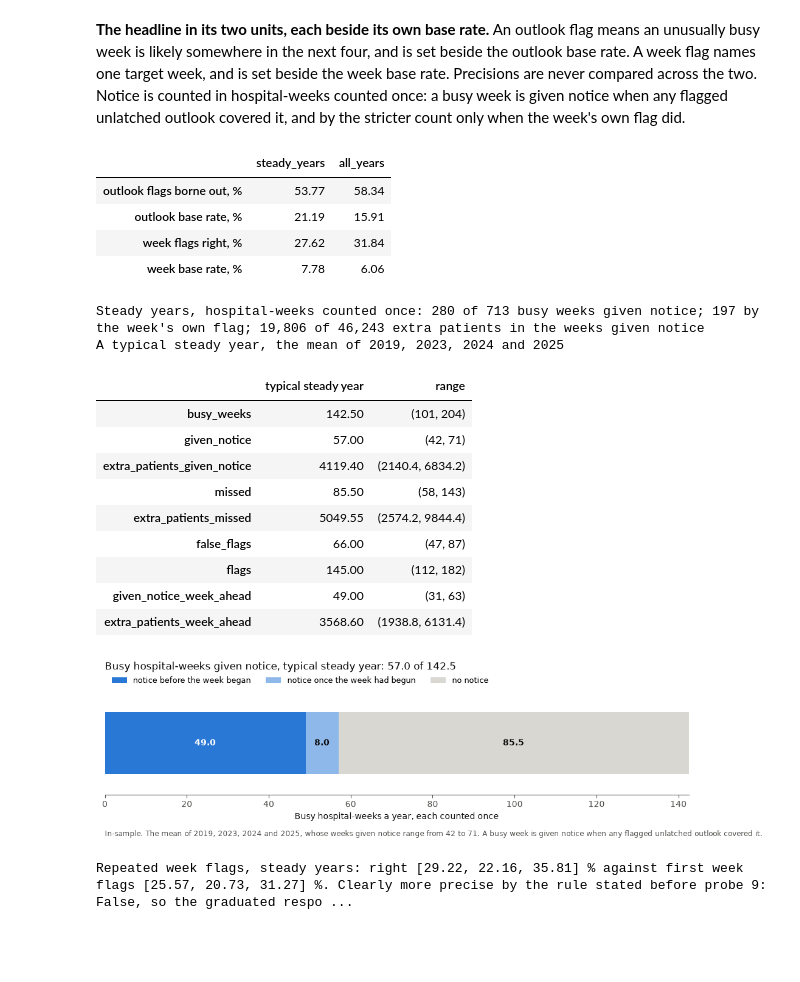
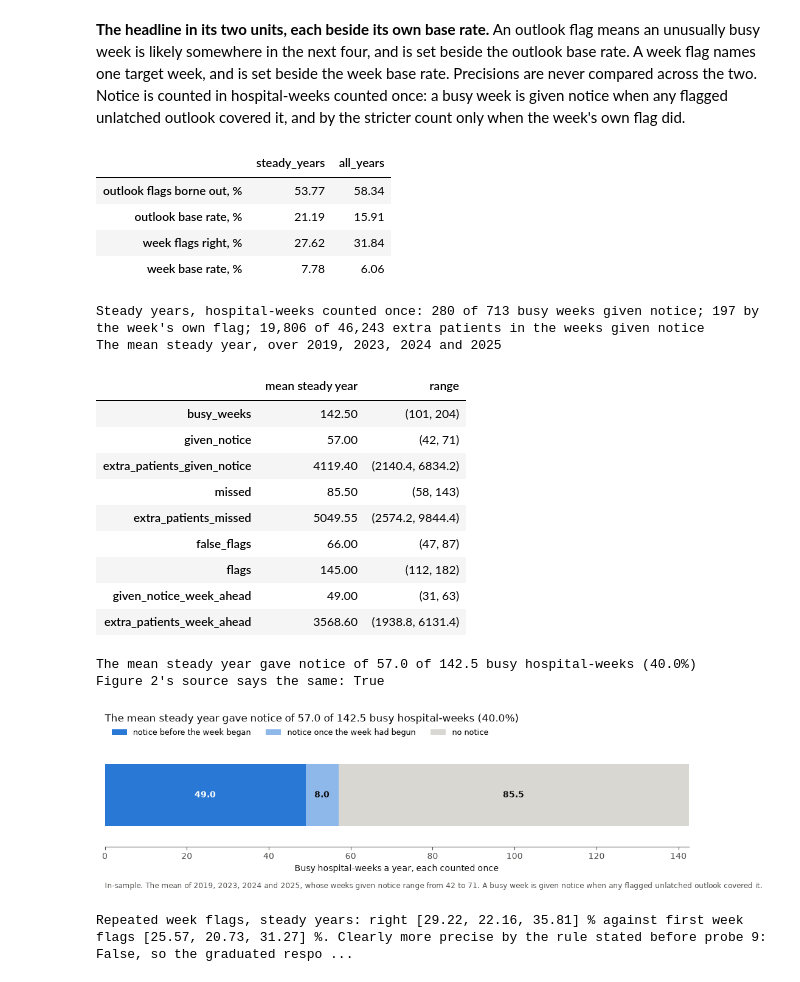
Before and after one commit to PaddyGilliland1/industry-integrated-ai-system-synthesis-old, a Jupyter notebook: ae_escalation_spot_check.ipynb, the cells around one changed output. Cells and saved outputs as stored; diff of their text form; code cells hidden in the pictures; blank space fills up the shorter version.

```diff
--- a/ae_escalation_spot_check.ipynb
+++ b/ae_escalation_spot_check.ipynb
@@ -1902,6 +1907,12 @@ name = {
     "G8": "A flag tells a manager something",
 }
 gaps = [v["primary_minus_best"][0] for v in g1_table.values()]
+# How many of the briefs that were not verified were approved, in words.
+nobody = (
+    g4["not_verified_approved"]
+    if g4["not_verified_approved"]
+    else "neither" if g4["not_verified"] == 2 else "none"
+)
 inside = [v["inside_pct"] for v in g2_table.values()]
 short = {
     "G1": f"{max(gaps):+.2f} to {min(gaps):+.2f} points against the best "
@@ -1909,11 +1920,13 @@ short = {
     "G2": f"{min(inside):.1f}% to {max(inside):.1f}% of actuals inside",
     "G3": f"known {pd.Timestamp(g3['known']):%a %d %b %Y}; at most "
     f"{max(g3['alarm_rising_edges'].values())} alarm a year",
-    "G4": f"{g4['approved_passing_code_check']} of {g4['approved']} pass; "
-    f"planted figure caught: {'yes' if g4['planted_caught'] else 'no'}",
+    "G4": f"{g4['approved_passing_code_check']} of {g4['approved']} approved "
+    f"pass; {g4['not_verified']} not verified, {nobody} approved; plant "
+    f"{'caught' if g4['planted_caught'] else 'not caught'}",
     "G5": f"{g5['level_is_rules']} of {g5['briefs']} briefs written",
     "G6": f"{g6['approved_without_factual_edit']} of {g6['built']} approved "
-    f"without a factual edit, {g6['needed']} needed",
+    f"without a factual edit, {g6['needed']} needed; Reader B "
+    f"{'pending' if agreement is None else reader_b}",
     "G7": f"over 10% in {len(over)} years, {min(over.values()):.1f}% to "
     f"{max(over.values()):.1f}%",
     "G8": f"{steady['ratio'][0]:.2f} times the base rate, steady years",
@@ -1922,7 +1935,8 @@ threshold = {
     "G1": "within 1 point at every release horizon",
     "G2": "90% to 98%",
     "G3": "by Tue 31 Mar 2020; at most 1 a year",
-    "G4": "all pass, none not verified, plant caught",
+    "G4": "every approved brief passes; no not-verified brief approved; "
+    "plant caught",
     "G5": "always the rule's level",
     "G6": "all but one, and Reader B 3 of 4",
     "G7": "under 10% in every steady year",
@@ -2172,13 +2186,13 @@ print(
 )
 typical = pd.DataFrame(
     {
-        "typical steady year": value["plain"]["typical_steady_year"],
+        "mean steady year": value["plain"]["typical_steady_year"],
         "range": {
             k: tuple(v) for k, v in value["plain"]["typical_range"].items()
         },
     }
 )
-print("A typical steady year, the mean of 2019, 2023, 2024 and 2025")
+print("The mean steady year, over 2019, 2023, 2024 and 2025")
 typical
 # %% [output]
 |  | steady_years | all_years |
@@ -2187,8 +2201,8 @@ typical
 | week flags right, % | 27.62 | 31.84 |
 | week base rate, % | 7.78 | 6.06 |
 Steady years, hospital-weeks counted once: 280 of 713 busy weeks given notice; 197 by the week's own flag; 19,806 of 46,243 extra patients in the weeks given notice
-A typical steady year, the mean of 2019, 2023, 2024 and 2025
+The mean steady year, over 2019, 2023, 2024 and 2025
-|  | typical steady year | range |
+|  | mean steady year | range |
 | busy_weeks | 142.50 | (101, 204) |
 | given_notice | 57.00 | (42, 71) |
 | extra_patients_given_notice | 4119.40 | (2140.4, 6834.2) |
@@ -2199,10 +2213,22 @@ A typical steady year, the mean of 2019, 2023, 2024 and 2025
 | given_notice_week_ahead | 49.00 | (31, 63) |
 | extra_patients_week_ahead | 3568.60 | (1938.8, 6131.4) |
 # %%
-# Figure 6: busy hospital-weeks in a typical steady year, each counted once,
+# Figure 6: busy hospital-weeks in the mean steady year, each counted once,
 # and how many had notice, from the value counts above.
 typ = value["plain"]["typical_steady_year"]
 rng = value["plain"]["typical_range"]
+share = 100 * typ["given_notice"] / typ["busy_weeks"]
+notice = (
+    f"the mean steady year gave notice of {typ['given_notice']:.1f} of "
+    f"{typ['busy_weeks']:.1f} busy hospital-weeks ({share:.1f}%)"
+)
+print(notice[0].upper() + notice[1:])
+# Figure 2 is drawn from its own Mermaid source, so I hold its wording to
+# this one.
+figure2 = Path("diagram/value_chain.mmd").read_text(encoding="utf-8")
+print(
+    "Figure 2's source says the same:", notice in figure2.replace("<br/>", " ")
+)
 parts = [
     ("notice before the week began", typ["given_notice_week_ahead"], BLUE),
     (
@@ -2231,36 +2257,37 @@ ax.set_xlim(0, typ["busy_weeks"])
 ax.set_ylim(-0.5, 0.5)
 ax.set_yticks([])
 ax.grid(False)
 ax.spines["left"].set_visible(False)
 ax.set_xlabel("Busy hospital-weeks a year, each counted once")
 ax.legend(
     loc="lower left",
     bbox_to_anchor=(0, 1.0),
     ncol=3,
     frameon=False,
     fontsize=9,
 )
 ax.set_title(
-    f"Busy hospital-weeks given notice, typical steady year: "
-    f"{typ['given_notice']:.1f} of {typ['busy_weeks']:.1f}",
+    notice[0].upper() + notice[1:],
     loc="left",
     color=INK,
     pad=26,
 )
 fig.text(
     0.02,
     -0.2,
     "In-sample. The mean of 2019, 2023, 2024 and 2025, whose weeks given "
     f"notice range from {rng['given_notice'][0]} to {rng['given_notice'][1]}. "
     "A busy week is given notice when any flagged unlatched outlook covered "
     "it.",
     color=MUTED,
     fontsize=8.5,
 )
 fig.savefig(FIGURES / "fig6_flag_outcomes.png", dpi=150, bbox_inches="tight")
 plt.show()
 # %% [output]
+The mean steady year gave notice of 57.0 of 142.5 busy hospital-weeks (40.0%)
+Figure 2's source says the same: True
-[figure, old version]
+[figure, new version]
 # %%
 week = repeats["per_week"]["steady_years"]
 rep, first = week["repeated"], week["first"]
```
Also changed, not shown: parts of 3 cells of this notebook, 5 other files.
